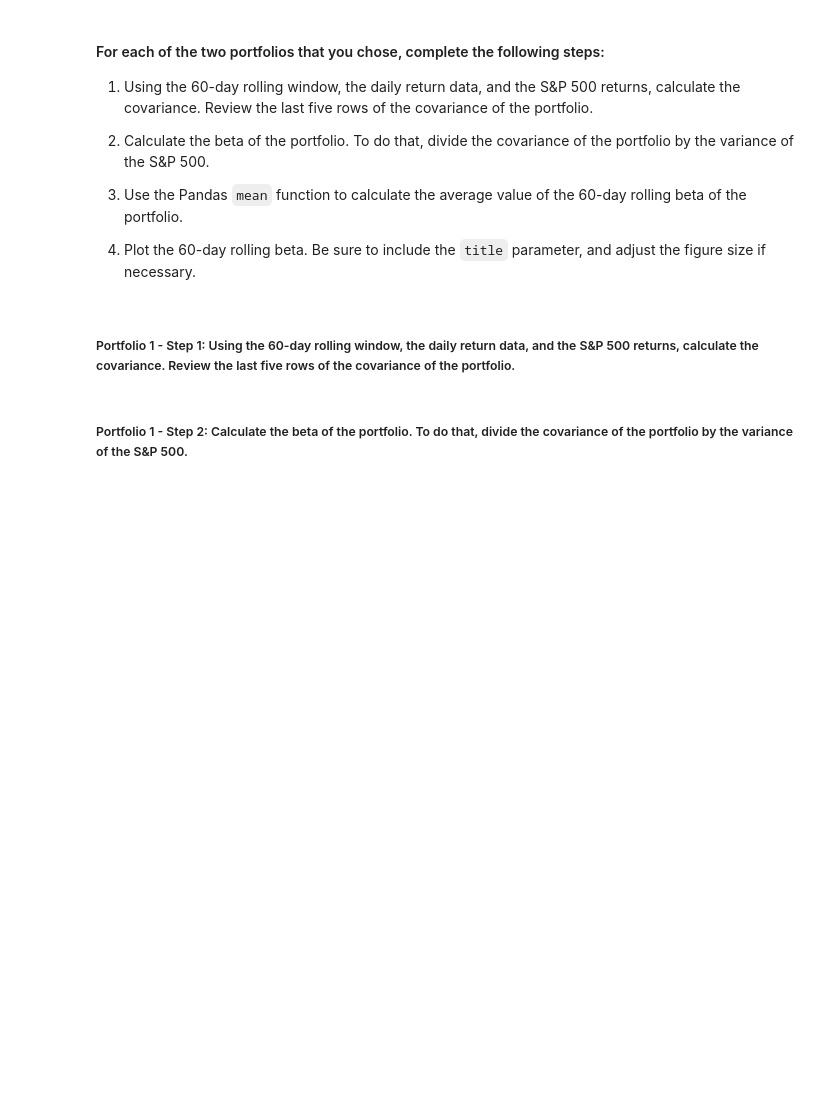
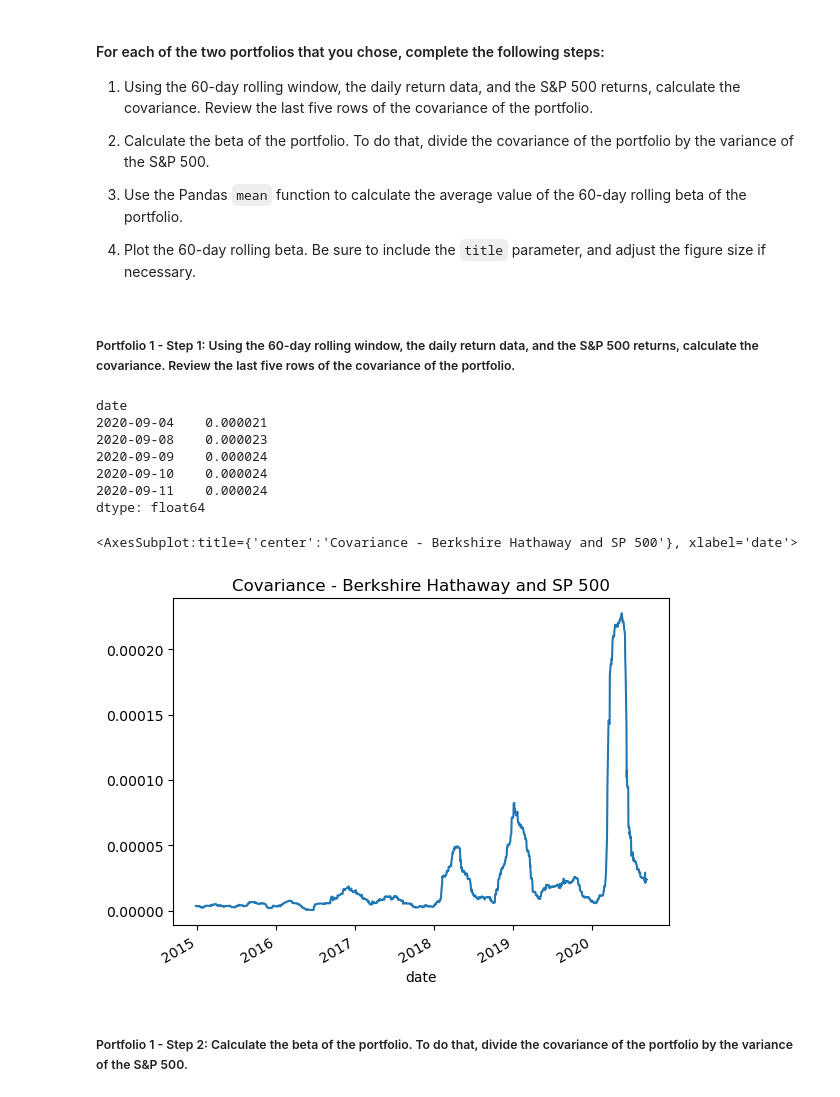
Before and after one commit to lumiroga/fintech-Challenge4, a Jupyter notebook: risk_return_analysis.ipynb, the cells around one changed output. Saved outputs shown, nothing was run; the diff lists cells and outputs as text; code cells hidden in the pictures; blank space fills up the shorter version.

Commit message:
Risk Returns, Beta and Covariance analysis, Readme details

```diff
--- a/risk_return_analysis.ipynb
+++ b/risk_return_analysis.ipynb
@@ -421,7 +431,23 @@ Your analysis is nearing completion. Now, you need to evaluate how the portfolio
 # %%
 # Calculate the covariance using a 60-day rolling window
 # Review the last five rows of the covariance data
 # YOUR CODE HERE
+covariance_berkshire_60_days_rolling = daily_returns['BERKSHIRE HATHAWAY INC'].rolling(window=60).cov(daily_returns['S&P 500'])
+
+#BERKSHIRE HATHAWAY INC and TIGER GLOBAL MANAGEMENT LLC
+
+display(covariance_berkshire_60_days_rolling.tail())
+covariance_berkshire_60_days_rolling.plot(title="Covariance - Berkshire Hathaway and SP 500")
+# %% [output]
+date
+2020-09-04    0.000021
+2020-09-08    0.000023
+2020-09-09    0.000024
+2020-09-10    0.000024
+2020-09-11    0.000024
+dtype: float64
+<AxesSubplot:title={'center':'Covariance - Berkshire Hathaway and SP 500'}, xlabel='date'>
+[figure, added]
 # %% [markdown]
 ##### Portfolio 1 - Step 2: Calculate the beta of the portfolio. To do that, divide the covariance of the portfolio by the variance of the S&P 500.
 # %%
```
Also changed, not shown: parts of 11 cells of this notebook, 1 other file.
